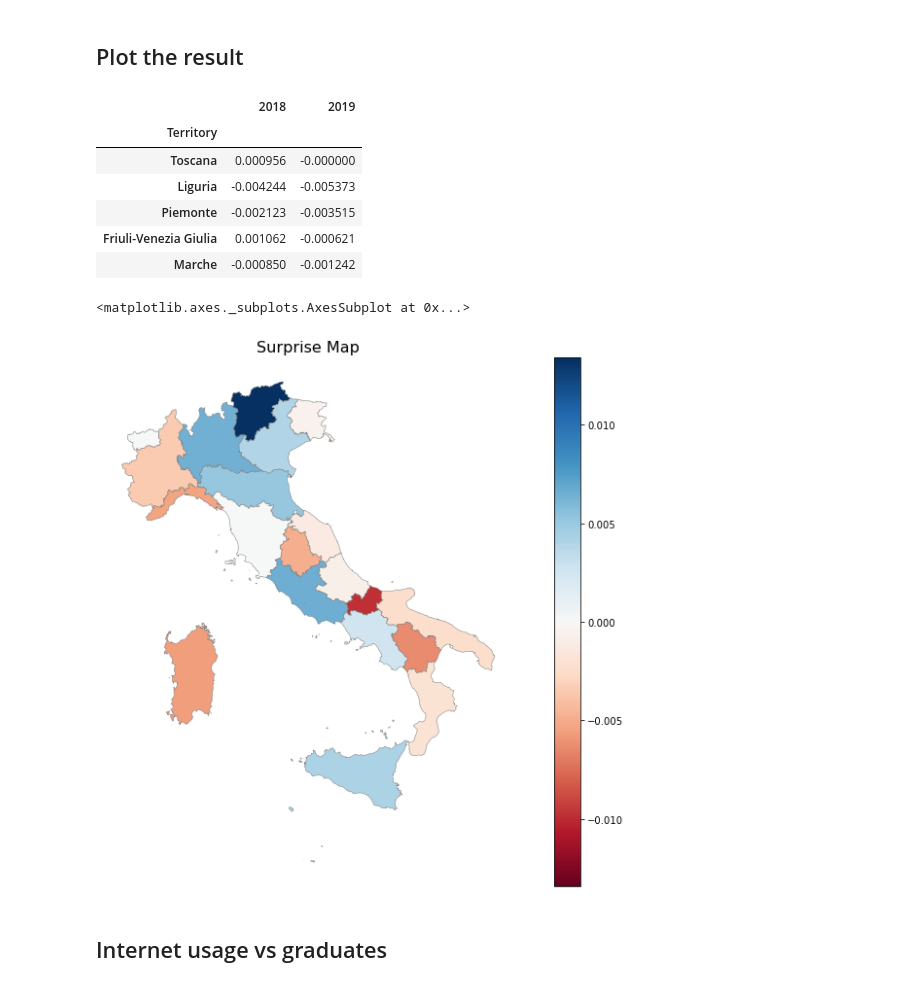
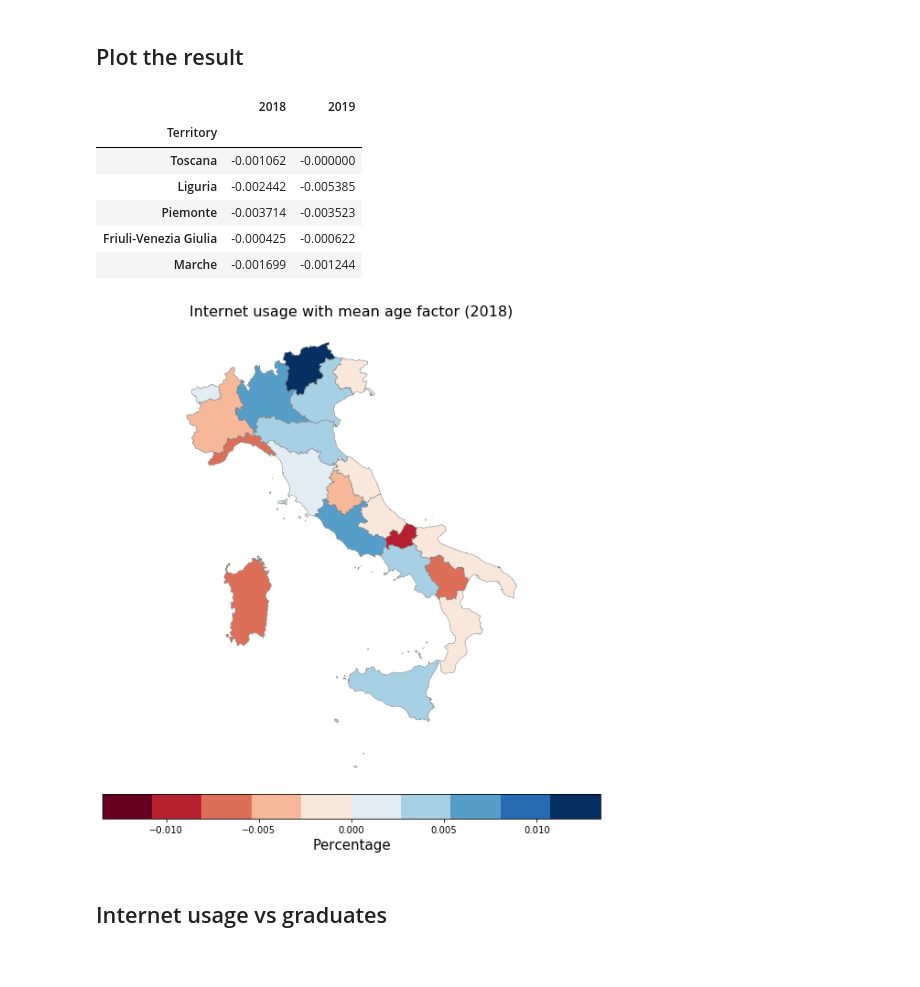
Before and after one commit to mett29/DataViz, a Jupyter notebook: surprise_maps/surprise_map_internet_usage.ipynb, the cells around one changed output. Saved outputs shown, nothing was run; the diff lists cells and outputs as text; code cells hidden in the pictures.

```diff
--- a/surprise_maps/surprise_map_internet_usage.ipynb
+++ b/surprise_maps/surprise_map_internet_usage.ipynb
@@ -88,7 +92,7 @@ for k, year in enumerate(df['TIME'].unique()):
 
     for j, region in enumerate(df['Territory'].unique()):
         # Estimate P(D|M) as 1 - |O - E|
-        O = (df.loc[(df['TIME'] == 2019) & (df['Territory'] == region) & (df['Data type'] == category_1)]['Value'] / sum_rate).item()
+        O = (df.loc[(df['TIME'] == year) & (df['Territory'] == region) & (df['Data type'] == category_1)]['Value'] / sum_rate).item()
         # Get the region with the highest age in the current year
         highest_age = age.loc[age['TIME'] == year].max()['Territory']
         # Get the index of the current region in the ordered age list
@@ -110,9 +114,10 @@ for k, year in enumerate(df['TIME'].unique()):
         surprise_data[j][k] = np.abs(kl) if (O - E) > 0 else -np.abs(kl)
 
     # Now let's globally update our model belief
-    pDM = 1 - (0.5 * np.abs(O - E))
-    pMD = pDM * pM
-    pM = pMD
+    if k % 2 == 0:
+        pDM = 1 - (0.5 * np.abs(O - E))
+        pMD = pDM * pM
+        pM = pMD
 # %% [output]
 A value is trying to be set on a copy of a slice from a DataFrame
 
@@ -135,27 +140,31 @@ surprise_df.head()
 # %% [output]
 |  | 2018 | 2019 |
 | Territory |  |  |
-| Toscana | 0.000956 | -0.000000 |
-| Liguria | -0.004244 | -0.005373 |
-| Piemonte | -0.002123 | -0.003515 |
-| Friuli-Venezia Giulia | 0.001062 | -0.000621 |
-| Marche | -0.000850 | -0.001242 |
+| Toscana | -0.001062 | -0.000000 |
+| Liguria | -0.002442 | -0.005385 |
+| Piemonte | -0.003714 | -0.003523 |
+| Friuli-Venezia Giulia | -0.000425 | -0.000622 |
+| Marche | -0.001699 | -0.001244 |
 # %%
 map_reg = gpd.read_file(os.path.join('..', 'assets', 'maps', 'Reg01012019_g', 'Reg01012019_g_WGS84.shp'))
 map_reg['DEN_REG'] = map_reg['DEN_REG'].replace({'Friuli Venezia Giulia': 'Friuli-Venezia Giulia', 'Trentino-Alto Adige': 'Trentino Alto Adige / Südtirol', "Valle d'Aosta": "Valle d'Aosta / Vallée d'Aoste"})
 # Merge the map with the pandas df
 merged = pd.merge(map_reg, surprise_df, left_on='DEN_REG', right_on='Territory', how='left')
 
 YEAR = '2019'
 fig, ax = plt.subplots(1, figsize=(15, 10))
 ax.axis('off')
-ax.set_title('Surprise Map', fontsize=16)
-cmap = plt.get_cmap('RdBu')
+ax.set_title('Internet usage with mean age factor (2018)', fontsize=16)
+cmap = plt.get_cmap('RdBu', 10)
 max_abs_value = max(np.abs(min(merged[YEAR])), np.abs(max(merged[YEAR])))
-merged.plot(column=YEAR, vmin = -max_abs_value, vmax = max_abs_value, cmap=cmap, linewidth=0.5, ax=ax, edgecolor='0.5', legend=True)
+merged.plot(column=YEAR, vmin = -max_abs_value, vmax = max_abs_value, cmap=cmap, linewidth=0.5, ax=ax, edgecolor='0.5', legend=False)
+
+# Colorbar
+norm = colors.Normalize(vmin = -max_abs_value, vmax = max_abs_value)
+cbar = fig.colorbar(plt.cm.ScalarMappable(norm=norm, cmap=cmap), ax=ax, orientation="horizontal", fraction=0.05, pad=0.01)
+cbar.set_label('Percentage', fontsize=15)
 # %% [output]
-<matplotlib.axes._subplots.AxesSubplot at 0x...>
-[figure, old version]
+[figure, new version]
 # %% [markdown]
 ## Internet usage vs graduates
 # %% [markdown]
```
Also changed, not shown: parts of 3 cells of this notebook.
